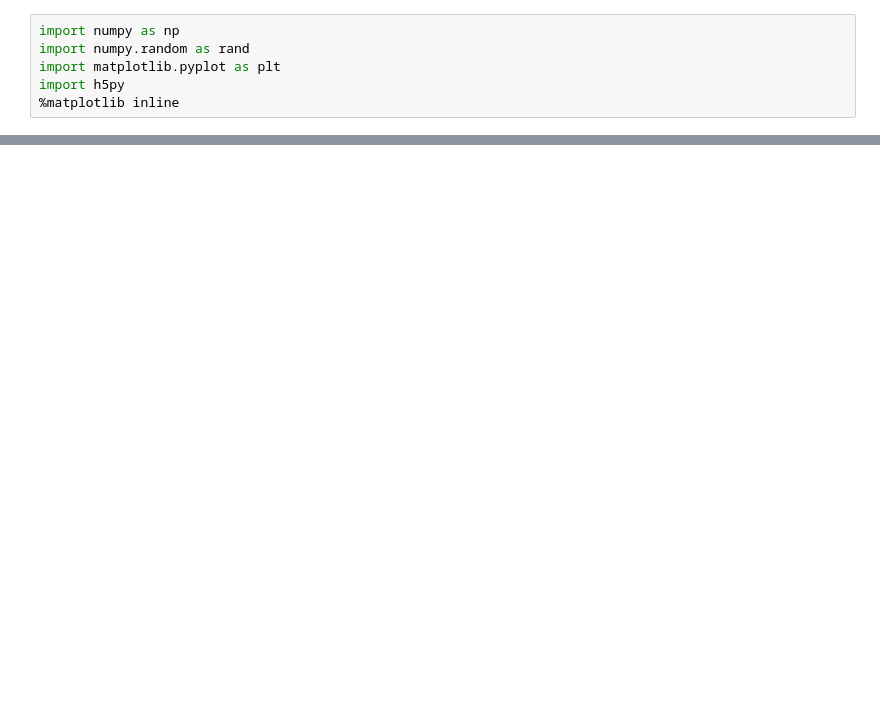
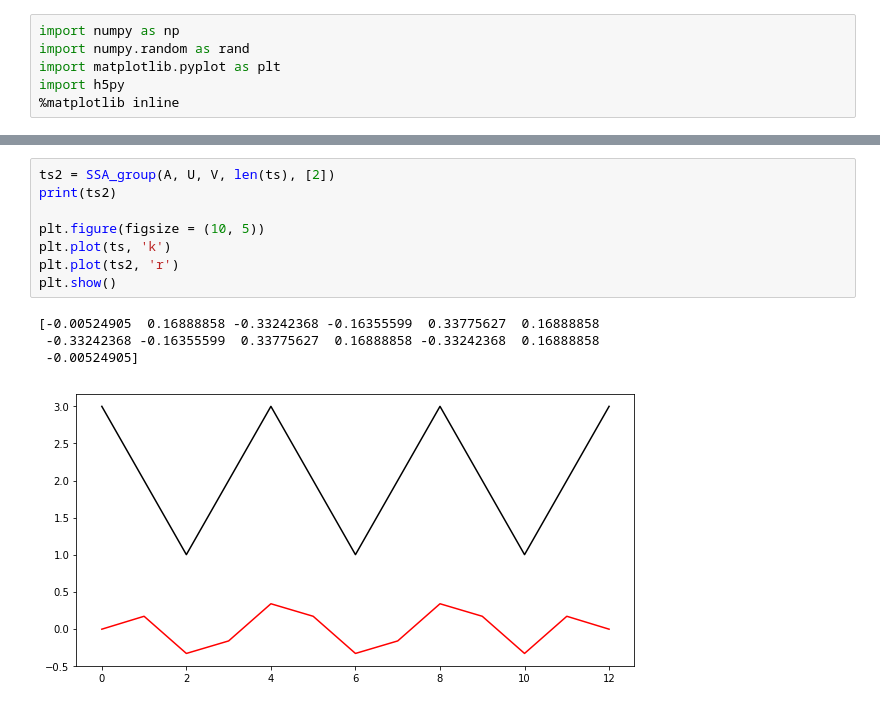
Before and after one commit to Tsypaev/time-series-analysis, a Jupyter notebook: 5LR/5-timeSeries.ipynb, the cells around one changed output, grey strips where cells are left out. Cells and saved outputs as stored; diff of their text form; blank space fills up the shorter version.

```diff
--- a/5LR/5-timeSeries.ipynb
+++ b/5LR/5-timeSeries.ipynb
@@ -534,0 +120,13 @@ plt.show()
+# %%
+ts2 = SSA_group(A, U, V, len(ts), [2])
+print(ts2)
+
+plt.figure(figsize = (10, 5))
+plt.plot(ts, 'k')
+plt.plot(ts2, 'r')
+plt.show()
+# %% [output]
+[-0.00524905  0.16888858 -0.33242368 -0.16355599  0.33775627  0.16888858
+ -0.33242368 -0.16355599  0.33775627  0.16888858 -0.33242368  0.16888858
+ -0.00524905]
+[figure, added]
```
Also changed, not shown: parts of 122 cells of this notebook, 1 other file.
